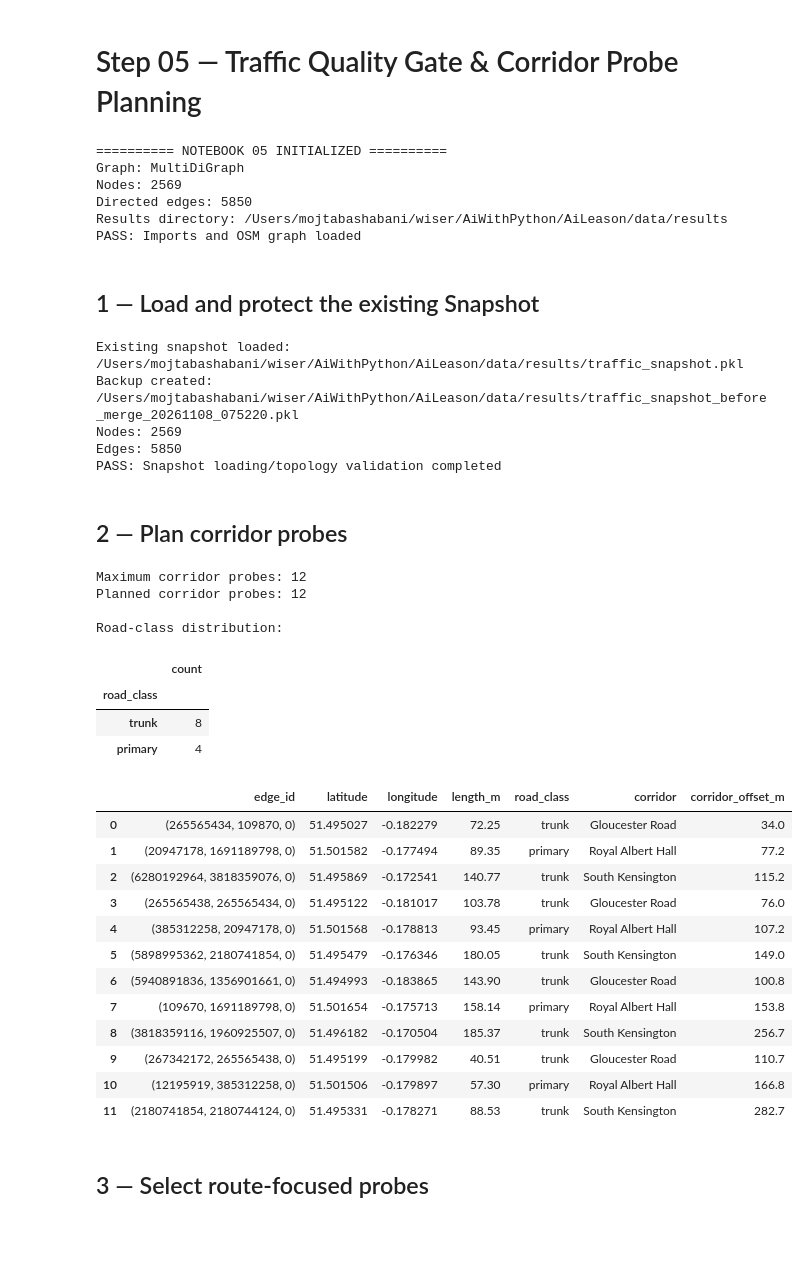
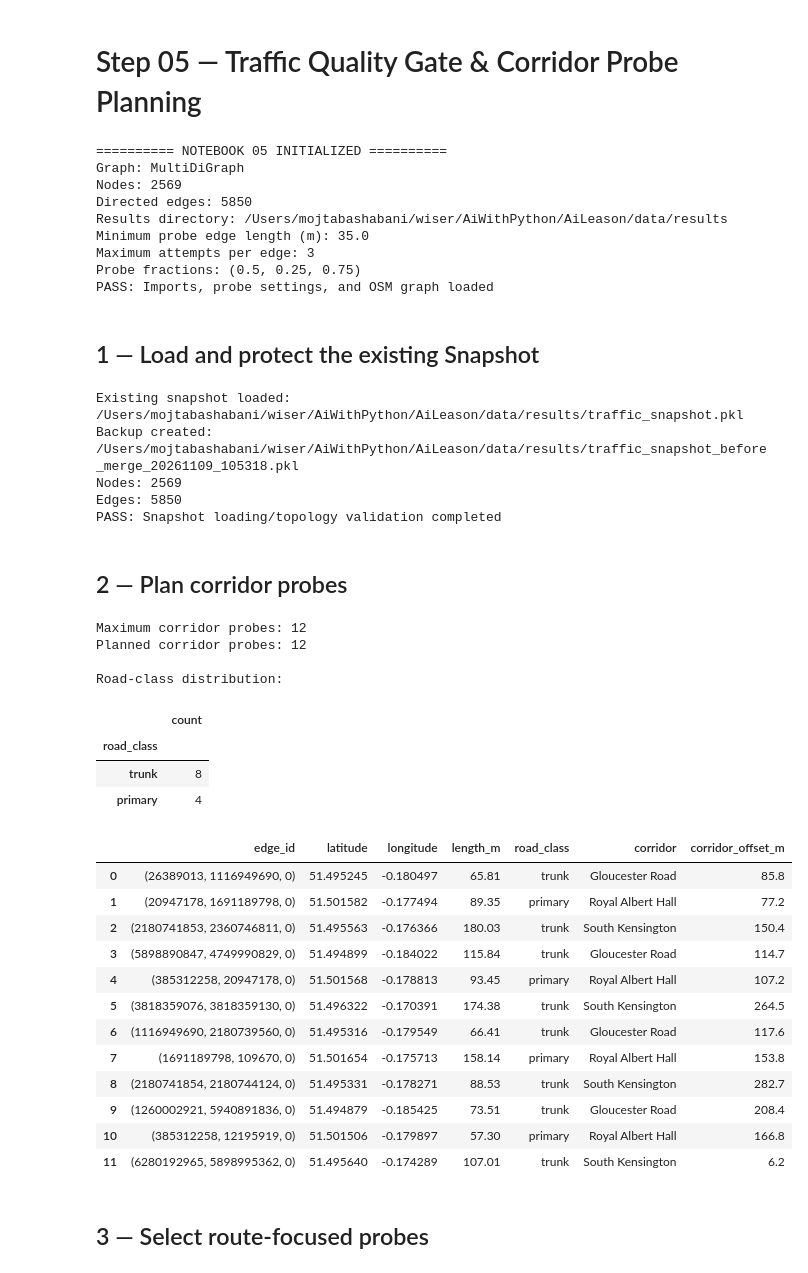
Before and after one commit to Aihan-2005/AiWithPython, a Jupyter notebook: AiLeason/notebooks/05_traffic_quality.ipynb, the cells around one changed output. Saved outputs shown, nothing was run; the diff lists cells and outputs as text; code cells hidden in the pictures; blank space fills up the shorter version.

```diff
--- a/AiLeason/notebooks/05_traffic_quality.ipynb
+++ b/AiLeason/notebooks/05_traffic_quality.ipynb
@@ -1,7 +1,6 @@
 # %% [markdown]
 # Step 05 — Traffic Quality Gate & Corridor Probe Planning
 # %%
-
 import copy
 import json
 import pickle
@@ -12,18 +11,39 @@ import networkx as nx
 import pandas as pd
 from IPython.display import display
 
+# Import stable project settings separately from optional probe controls.
 from routing.config import (
-    RESULTS_DIR,
-    ORIGIN,
-    ORIGINS,
-    DESTINATION,
+    RESULTS_DIR, ORIGIN, ORIGINS, DESTINATION, MAP_RADIUS_M,
+    MAX_TRAFFIC_REQUESTS, MIN_TOMTOM_CONFIDENCE, TRAFFIC_REQUEST_PAUSE_S,
 )
+import routing.config as routing_config
+
+# These defaults keep Notebook 05 compatible with an older config.py.
+# If the values exist in src/routing/config.py, those values take precedence.
+MIN_PROBE_EDGE_LENGTH_M = float(
+    getattr(routing_config, "MIN_PROBE_EDGE_LENGTH_M", 35.0)
+)
+MAX_PROBE_ATTEMPTS_PER_EDGE = int(
+    getattr(routing_config, "MAX_PROBE_ATTEMPTS_PER_EDGE", 3)
+)
+PROBE_FRACTIONS = tuple(
+    getattr(routing_config, "PROBE_FRACTIONS", (0.50, 0.25, 0.75))
+)
+
+if MIN_PROBE_EDGE_LENGTH_M < 0:
+    raise ValueError("MIN_PROBE_EDGE_LENGTH_M must be non-negative")
+if MAX_PROBE_ATTEMPTS_PER_EDGE < 1:
+    raise ValueError("MAX_PROBE_ATTEMPTS_PER_EDGE must be at least 1")
+if not PROBE_FRACTIONS or any(not 0.0 < float(x) < 1.0 for x in PROBE_FRACTIONS):
+    raise ValueError("PROBE_FRACTIONS must contain values strictly between 0 and 1")
+
 from routing.map_loader import load_road_graph
 from routing.map_view import interactive_map
 from routing.traffic_api import TomTomClient
 from routing.traffic_pipeline import (
     collect_traffic_snapshot,
     make_routing_graph,
+    preview_probes,
     save_summary,
 )
 from routing.traffic_quality import (
@@ -36,7 +56,7 @@ from routing.probe_history import (
     save_probe_history,
 )
 
-RADIUS_M = 2000
+RADIUS_M = MAP_RADIUS_M
 G = load_road_graph(radius_m=RADIUS_M)
 
 assert isinstance(G, nx.MultiDiGraph)
@@ -49,14 +69,20 @@ print("Graph:", type(G).__name__)
 print("Nodes:", G.number_of_nodes())
 print("Directed edges:", G.number_of_edges())
 print("Results directory:", RESULTS_DIR)
-print("PASS: Imports and OSM graph loaded")
+print("Minimum probe edge length (m):", MIN_PROBE_EDGE_LENGTH_M)
+print("Maximum attempts per edge:", MAX_PROBE_ATTEMPTS_PER_EDGE)
+print("Probe fractions:", PROBE_FRACTIONS)
+print("PASS: Imports, probe settings, and OSM graph loaded")
 # %% [output]
 ========== NOTEBOOK 05 INITIALIZED ==========
 Graph: MultiDiGraph
 Nodes: 2569
 Directed edges: 5850
 Results directory: /Users/mojtabashabani/wiser/AiWithPython/AiLeason/data/results
-PASS: Imports and OSM graph loaded
+Minimum probe edge length (m): 35.0
+Maximum attempts per edge: 3
+Probe fractions: (0.5, 0.25, 0.75)
+PASS: Imports, probe settings, and OSM graph loaded
 # %% [markdown]
 ## 1 — Load and protect the existing Snapshot
 # %%
@@ -122,7 +148,7 @@ else:
 print("PASS: Snapshot loading/topology validation completed")
 # %% [output]
 Existing snapshot loaded: /Users/mojtabashabani/wiser/AiWithPython/AiLeason/data/results/traffic_snapshot.pkl
-Backup created: /Users/mojtabashabani/wiser/AiWithPython/AiLeason/data/results/traffic_snapshot_before_merge_20261108_075220.pkl
+Backup created: /Users/mojtabashabani/wiser/AiWithPython/AiLeason/data/results/traffic_snapshot_before_merge_20261109_105318.pkl
 Nodes: 2569
 Edges: 5850
 PASS: Snapshot loading/topology validation completed
@@ -132,51 +158,51 @@ PASS: Snapshot loading/topology validation completed
 
 history = load_probe_history()
 
-REQUEST_LIMIT = 12
+REQUEST_LIMIT = min(12, MAX_TRAFFIC_REQUESTS)
 
 plan = plan_corridor_probes(
     G,
     max_probes=REQUEST_LIMIT,
     origins=ORIGINS,
     destination=DESTINATION,
     corridor_width_m=350,
     min_length_m=35,
     min_spacing_m=65,
     history=history,
 )
 
 plan_df = pd.DataFrame(plan)
 
 print("Maximum corridor probes:", REQUEST_LIMIT)
 print("Planned corridor probes:", len(plan))
 
 if not plan_df.empty and "road_class" in plan_df.columns:
     print("\nRoad-class distribution:")
     display(plan_df["road_class"].value_counts().rename("count").to_frame())
 
 display(plan_df)
 # %% [output]
 Maximum corridor probes: 12
 Planned corridor probes: 12
 
 Road-class distribution:
 |  | count |
 | road_class |  |
 | trunk | 8 |
 | primary | 4 |
 |  | edge_id | latitude | longitude | length_m | road_class | corridor | corridor_offset_m |
-| 0 | (265565434, 109870, 0) | 51.495027 | -0.182279 | 72.25 | trunk | Gloucester Road | 34.0 |
+| 0 | (26389013, 1116949690, 0) | 51.495245 | -0.180497 | 65.81 | trunk | Gloucester Road | 85.8 |
 | 1 | (20947178, 1691189798, 0) | 51.501582 | -0.177494 | 89.35 | primary | Royal Albert Hall | 77.2 |
-| 2 | (6280192964, 3818359076, 0) | 51.495869 | -0.172541 | 140.77 | trunk | South Kensington | 115.2 |
-| 3 | (265565438, 265565434, 0) | 51.495122 | -0.181017 | 103.78 | trunk | Gloucester Road | 76.0 |
+| 2 | (2180741853, 2360746811, 0) | 51.495563 | -0.176366 | 180.03 | trunk | South Kensington | 150.4 |
+| 3 | (5898890847, 4749990829, 0) | 51.494899 | -0.184022 | 115.84 | trunk | Gloucester Road | 114.7 |
 | 4 | (385312258, 20947178, 0) | 51.501568 | -0.178813 | 93.45 | primary | Royal Albert Hall | 107.2 |
-| 5 | (5898995362, 2180741854, 0) | 51.495479 | -0.176346 | 180.05 | trunk | South Kensington | 149.0 |
-| 6 | (5940891836, 1356901661, 0) | 51.494993 | -0.183865 | 143.90 | trunk | Gloucester Road | 100.8 |
-| 7 | (109670, 1691189798, 0) | 51.501654 | -0.175713 | 158.14 | primary | Royal Albert Hall | 153.8 |
-| 8 | (3818359116, 1960925507, 0) | 51.496182 | -0.170504 | 185.37 | trunk | South Kensington | 256.7 |
-| 9 | (267342172, 265565438, 0) | 51.495199 | -0.179982 | 40.51 | trunk | Gloucester Road | 110.7 |
-| 10 | (12195919, 385312258, 0) | 51.501506 | -0.179897 | 57.30 | primary | Royal Albert Hall | 166.8 |
-| 11 | (2180741854, 2180744124, 0) | 51.495331 | -0.178271 | 88.53 | trunk | South Kensington | 282.7 |
+| 5 | (3818359076, 3818359130, 0) | 51.496322 | -0.170391 | 174.38 | trunk | South Kensington | 264.5 |
+| 6 | (1116949690, 2180739560, 0) | 51.495316 | -0.179549 | 66.41 | trunk | Gloucester Road | 117.6 |
+| 7 | (1691189798, 109670, 0) | 51.501654 | -0.175713 | 158.14 | primary | Royal Albert Hall | 153.8 |
+| 8 | (2180741854, 2180744124, 0) | 51.495331 | -0.178271 | 88.53 | trunk | South Kensington | 282.7 |
+| 9 | (1260002921, 5940891836, 0) | 51.494879 | -0.185425 | 73.51 | trunk | Gloucester Road | 208.4 |
+| 10 | (385312258, 12195919, 0) | 51.501506 | -0.179897 | 57.30 | primary | Royal Albert Hall | 166.8 |
+| 11 | (6280192965, 5898995362, 0) | 51.495640 | -0.174289 | 107.01 | trunk | South Kensington | 6.2 |
 # %% [markdown]
 ## 3 — Select route-focused probes
 # %%
```
Also changed, not shown: parts of 12 cells of this notebook, 13 other files.
